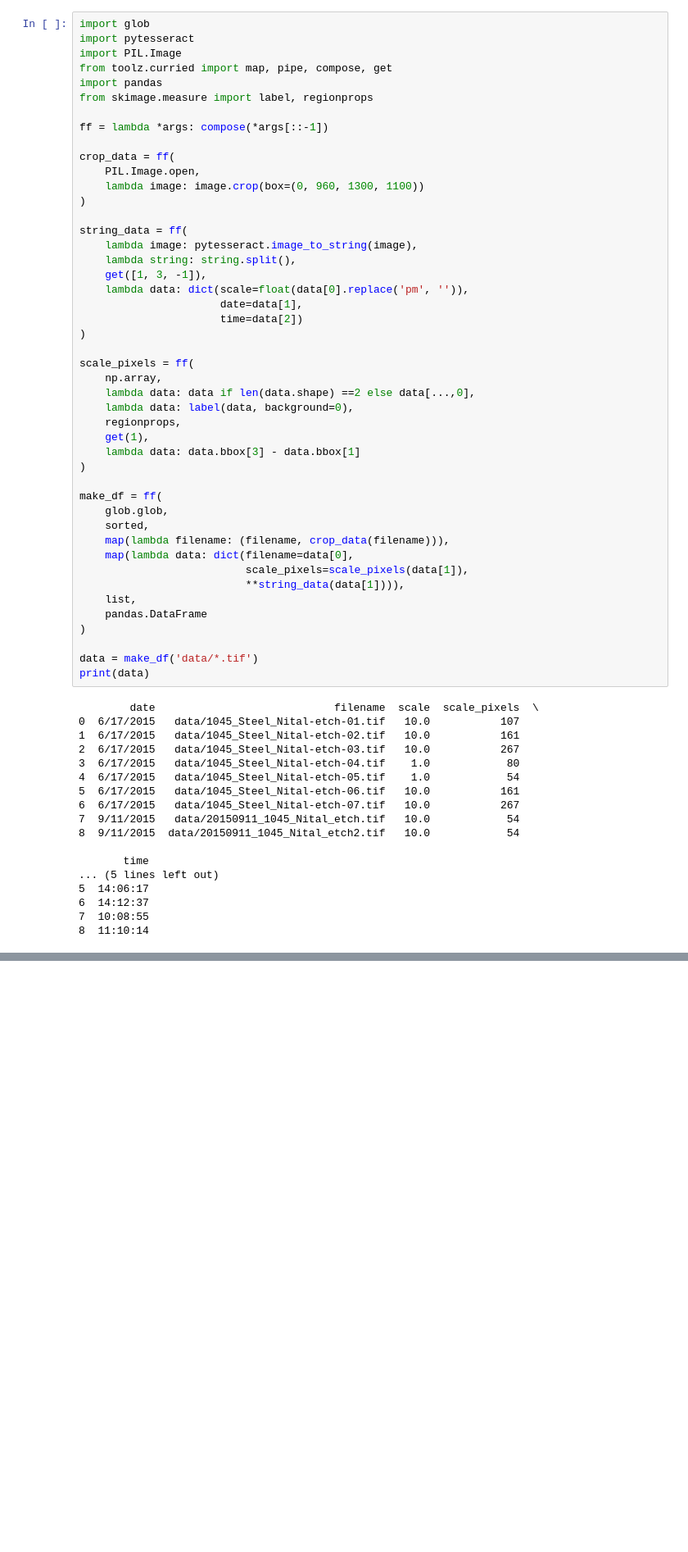
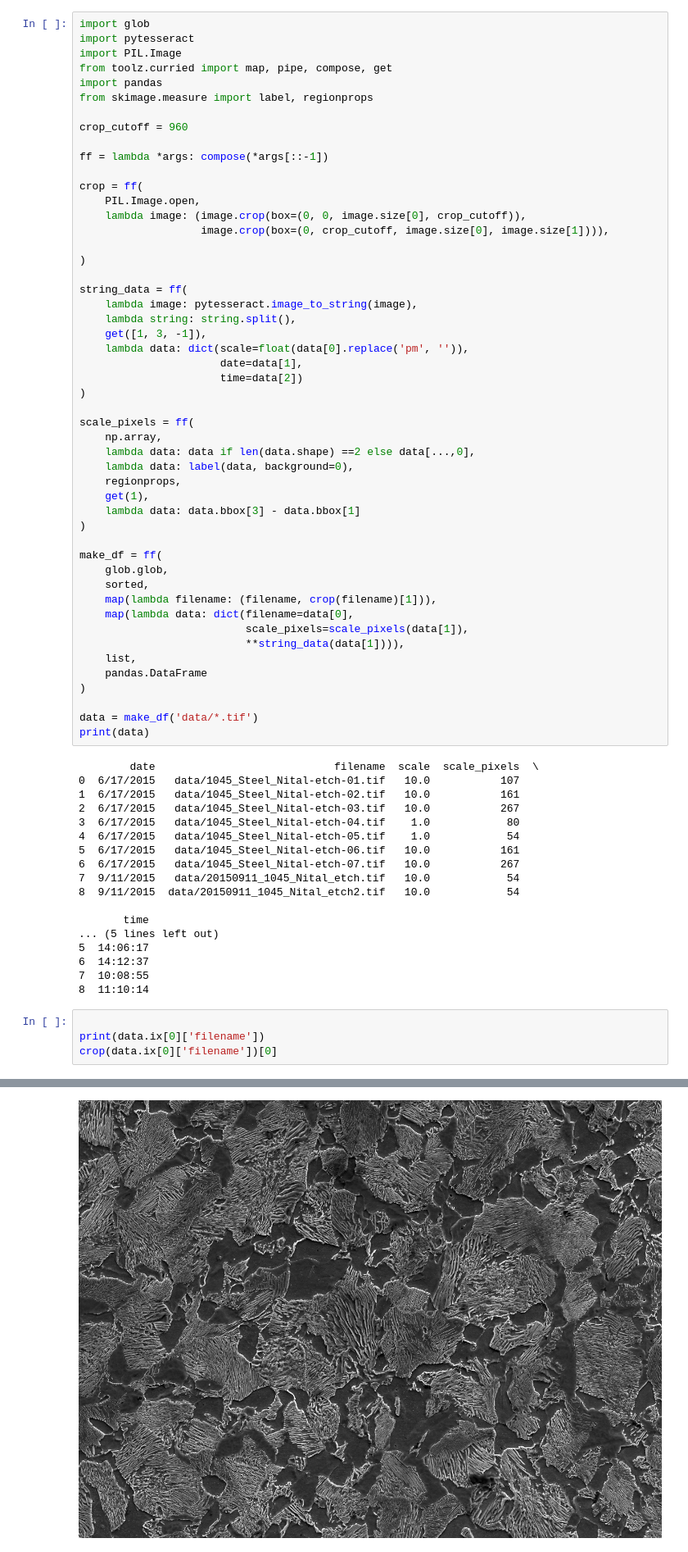
Before and after one commit to wd15/sem-image-stats, a Jupyter notebook: index.ipynb, the cells around one changed output, grey strips where cells are left out. Shown at 82% size. Drawn from its saved outputs; the diff is of its cells as text; blank space fills up the shorter version.

```diff
--- a/index.ipynb
+++ b/index.ipynb
@@ -6,11 +6,15 @@ from toolz.curried import map, pipe, compose, get
 import pandas
 from skimage.measure import label, regionprops
 
+crop_cutoff = 960
+
 ff = lambda *args: compose(*args[::-1])
 
-crop_data = ff(
+crop = ff(
     PIL.Image.open,
-    lambda image: image.crop(box=(0, 960, 1300, 1100))
+    lambda image: (image.crop(box=(0, 0, image.size[0], crop_cutoff)),
+                   image.crop(box=(0, crop_cutoff, image.size[0], image.size[1]))),
+
 )
 
 string_data = ff(
@@ -34,7 +38,7 @@ scale_pixels = ff(
 make_df = ff(
     glob.glob,
     sorted,
-    map(lambda filename: (filename, crop_data(filename))),
+    map(lambda filename: (filename, crop(filename)[1])),
     map(lambda data: dict(filename=data[0],
                           scale_pixels=scale_pixels(data[1]),
                           **string_data(data[1]))),
@@ -62,3 +66,8 @@ print(data)
 6  14:12:37
 7  10:08:55
 8  11:10:14
+# %%
+
+print(data.ix[0]['filename'])
+crop(data.ix[0]['filename'])[0]
+# %% [output]
@@ -64,0 +75 @@ print(data)
+[figure, added]
```
Also changed, not shown: parts of 5 cells of this notebook, 1 other file.
